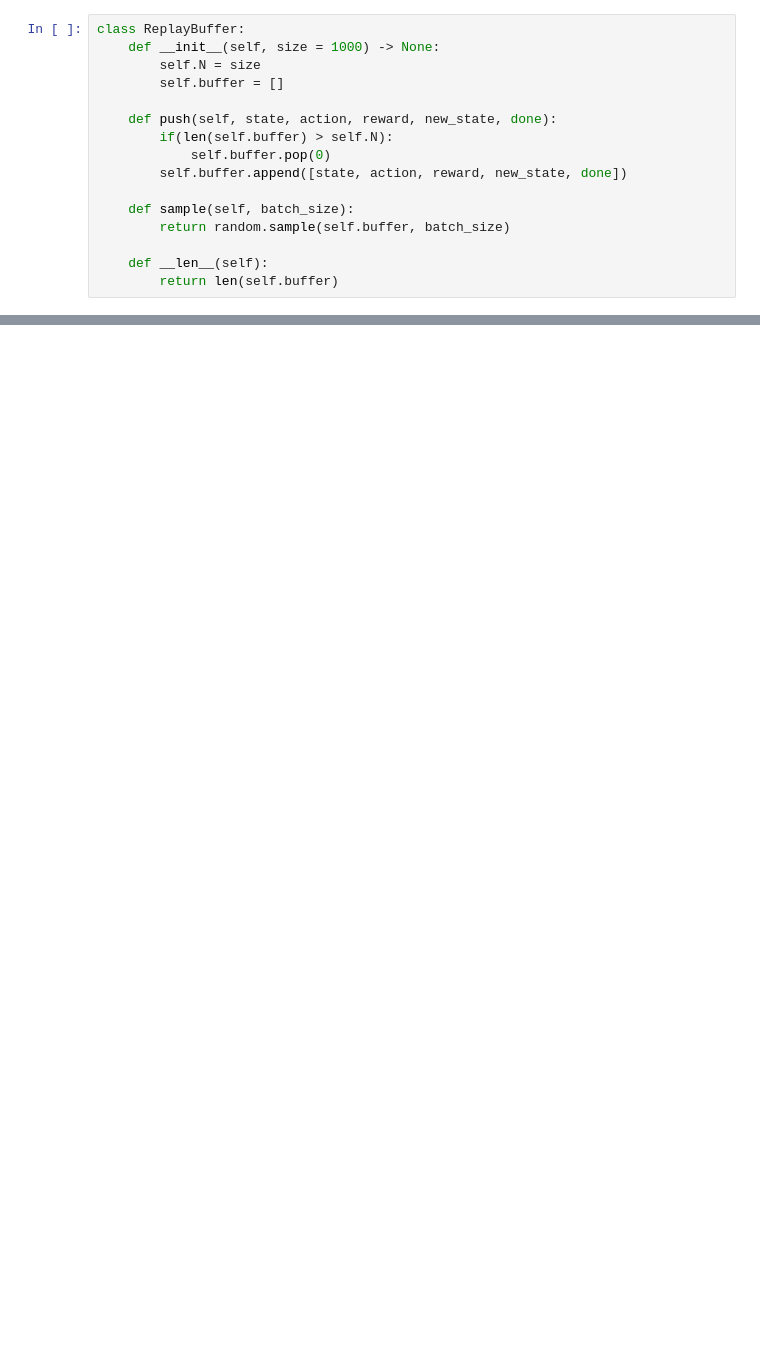
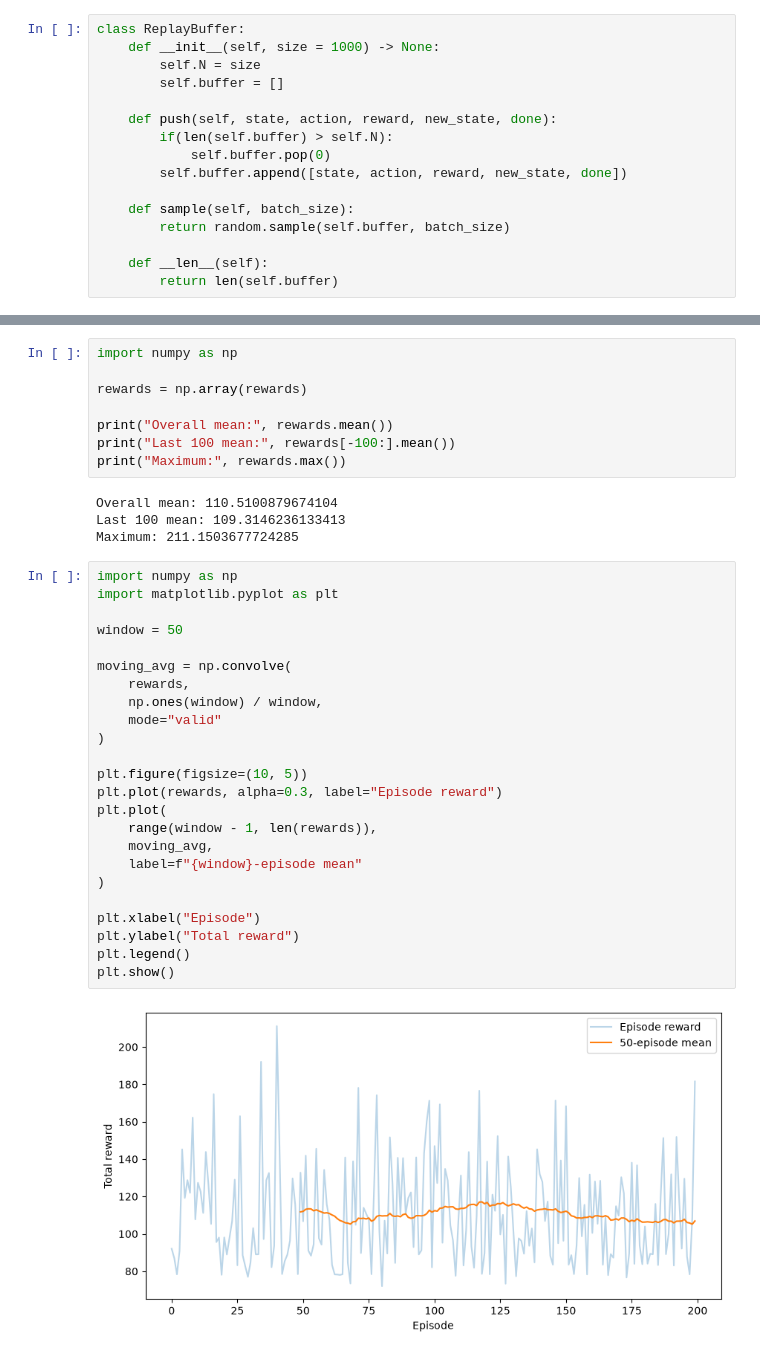
Before and after one commit to hasnainahmad921/rl, a Jupyter notebook: SAC.ipynb, the cells around one changed output, grey strips where cells are left out. Cells and saved outputs as stored; diff of their text form; blank space fills up the shorter version.

```diff
--- a/SAC.ipynb
+++ b/SAC.ipynb
@@ -237,0 +414,38 @@ total_reward = agent.act()
+# %%
+import numpy as np
+
+rewards = np.array(rewards)
+
+print("Overall mean:", rewards.mean())
+print("Last 100 mean:", rewards[-100:].mean())
+print("Maximum:", rewards.max())
+# %% [output]
+Overall mean: 110.5100879674104
+Last 100 mean: 109.3146236133413
+Maximum: 211.1503677724285
+# %%
+import numpy as np
+import matplotlib.pyplot as plt
+
+window = 50
+
+moving_avg = np.convolve(
+    rewards,
+    np.ones(window) / window,
+    mode="valid"
+)
+
+plt.figure(figsize=(10, 5))
+plt.plot(rewards, alpha=0.3, label="Episode reward")
+plt.plot(
+    range(window - 1, len(rewards)),
+    moving_avg,
+    label=f"{window}-episode mean"
+)
+
+plt.xlabel("Episode")
+plt.ylabel("Total reward")
+plt.legend()
+plt.show()
+# %% [output]
+[figure, added]
```
Also changed, not shown: parts of 9 cells of this notebook, 1 other file.
